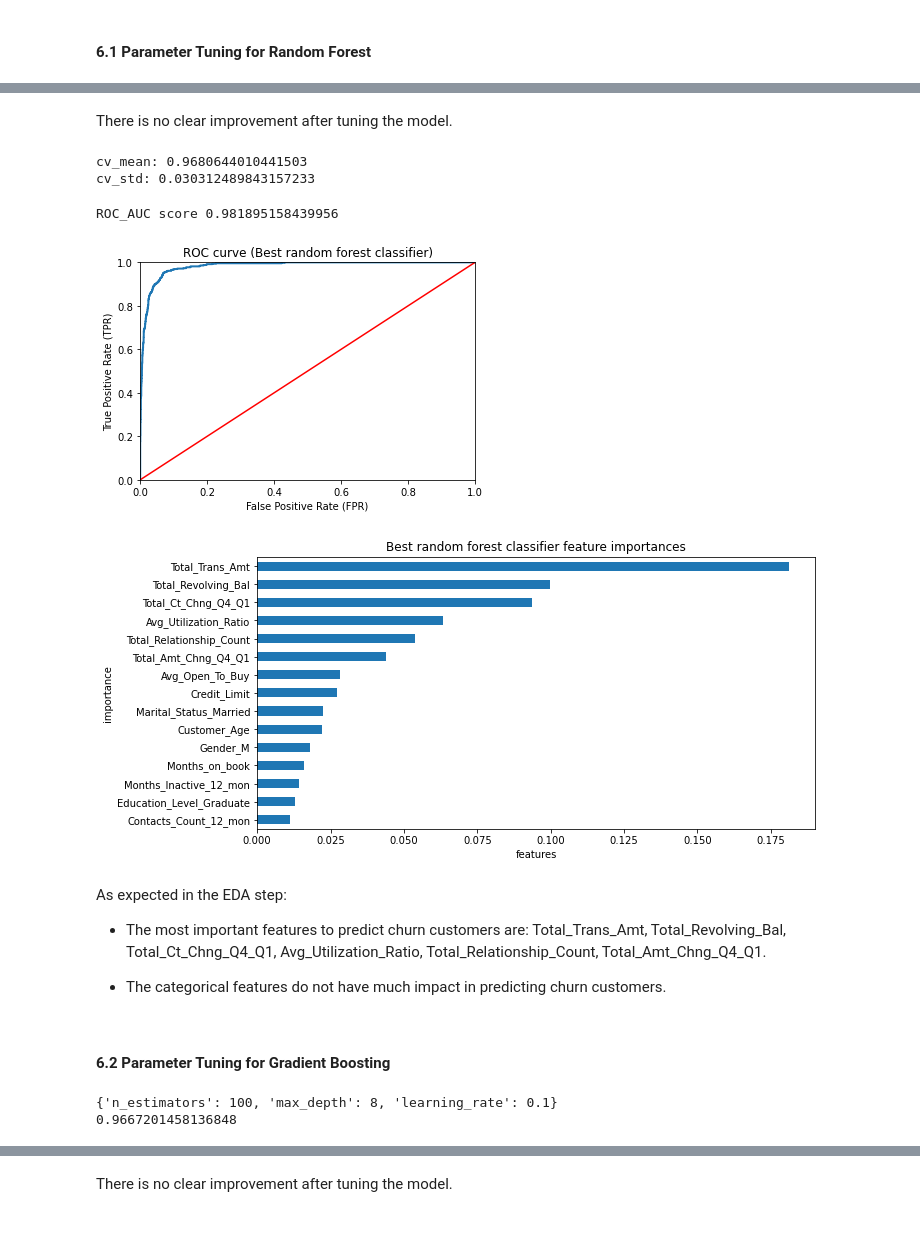
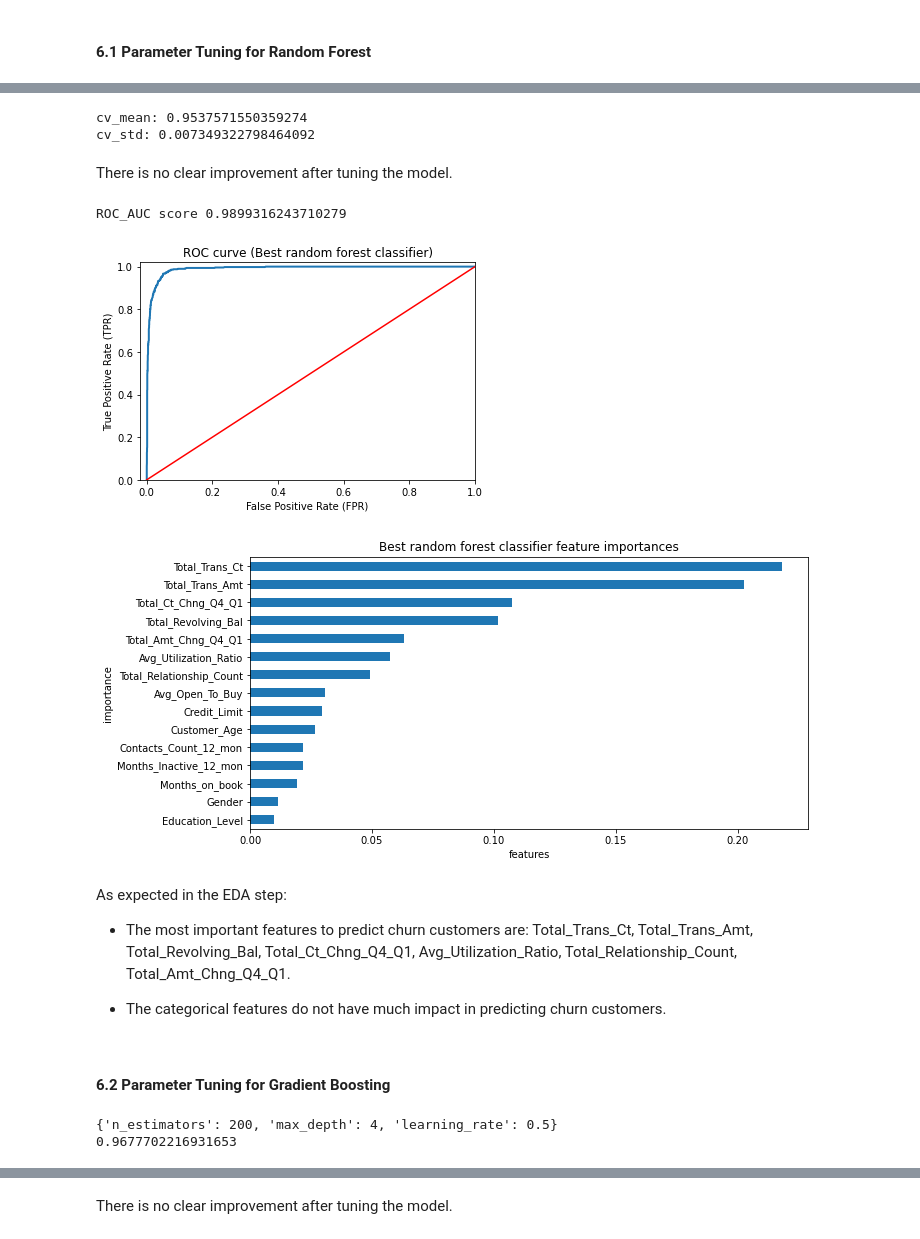
Before and after one commit to machquocvu/Springboard_Capstone2, a Jupyter notebook: Code/Capstone2_Modeling.ipynb, the cells around one changed output, grey strips where cells are left out. Drawn from its saved outputs; the diff is of its cells as text; code cells hidden in the pictures.

```diff
--- a/Code/Capstone2_Modeling.ipynb
+++ b/Code/Capstone2_Modeling.ipynb
@@ -84,11 +82,19 @@ df.fillna('Other', inplace=True)
 df['Attrition_Flag'] = df.Attrition_Flag.map({'Existing Customer':0, 'Attrited Customer':1})
 # %%
 # One Hot Encoding for categorical features
-df_feature = pd.get_dummies(df, columns=['Gender','Education_Level', 'Marital_Status', 'Income_Category', 'Card_Category'])
+#df_feature = pd.get_dummies(df, columns=['Gender','Education_Level', 'Marital_Status', 'Income_Category', 'Card_Category'])
+
+# Label Encoding for categorical features
+enc = LabelEncoder()
+df.Gender = enc.fit_transform(df['Gender'])
+df.Education_Level = enc.fit_transform(df['Education_Level'])
+df.Marital_Status = enc.fit_transform(df['Marital_Status'])
+df.Income_Category = enc.fit_transform(df['Income_Category'])
+df.Card_Category = enc.fit_transform(df['Card_Category'])
 # %%
 # Create X and y dataset for independent variables and dependent variable
-X = df_feature.drop('Attrition_Flag', axis=1)
-y = df_feature['Attrition_Flag']
+X = df.drop('Attrition_Flag', axis=1)
+y = df['Attrition_Flag']
 # %%
 # Create training and testing set
 # The dataset is imbalanced, so we will set 'stratify' to make train and test set have the same proportion of churn and no churn customers
@@ -96,10 +102,14 @@ X_train, X_test, y_train, y_test = train_test_split(X, y, test_size=0.3, random_
 # %%
 # Address imbalance problem
-# We oversample the examples in the minority class in the training dataset prior to fitting a model.
+# In this dataset, SMOTE performs better when combined with undersampling of the majority class, such as random undersampling.
+# We oversample the examples in the minority class, then undersample the examples in the majority class in the training dataset
 # This can balance the class distribution but does not provide any additional information to the model.
 
-oversample = SMOTE(random_state=48)
-X_train, y_train = oversample.fit_resample(X_train, y_train)
+over = SMOTE(sampling_strategy=0.3)
+X_train, y_train = over.fit_resample(X_train, y_train)
+
+under = RandomUnderSampler(sampling_strategy=1)
+X_train, y_train = under.fit_resample(X_train, y_train)
 
 y_train.value_counts()
 # %% [output]
@@ -411,61 +424,61 @@ weighted avg       0.95      0.95      0.95      3039
+# %%
+# Cross validation scores
+
+cv_scores = cross_val_score(rf_grid.best_estimator_, X_train_scaled, y_train, cv=5, scoring='accuracy')
+print('cv_mean:', cv_scores.mean())
+print('cv_std:', cv_scores.std())
+# %% [output]
+cv_mean: 0.9537571550359274
+cv_std: 0.007349322798464092
 # %% [markdown]
 There is no clear improvement after tuning the model.
-# %%
-# Cross validation scores
-
-cv_scores = cross_val_score(rf_grid.best_estimator_, X_train_scaled, y_train, cv=5, scoring='accuracy')
-print('cv_mean:', cv_scores.mean())
-print('cv_std:', cv_scores.std())
-# %% [output]
-cv_mean: 0.9680644010441503
-cv_std: 0.030312489843157233
 # %%
-print('ROC_AUC score', roc_auc_score(y_test, rf_grid.best_estimator_.predict_proba(X_test_scaled)[:, 1]))
+print('ROC_AUC score', roc_auc_score(y_test, rf_clf.predict_proba(X_test_scaled)[:, 1]))
 
 fpr, tpr, threshold = roc_curve(y_test, rf_grid.best_estimator_.predict_proba(X_test_scaled)[:, 1])
 plt.plot(fpr, tpr, linewidth=2)
 plt.plot([0, 1], [0, 1], 'r')
-plt.axis([0, 1, 0, 1])
+plt.axis([-0.02, 1, 0, 1.02])
 plt.xlabel('False Positive Rate (FPR)', fontsize=10)
 plt.ylabel('True Positive Rate (TPR)', fontsize=10)
 plt.title('ROC curve (Best random forest classifier)');
 # %% [output]
-ROC_AUC score 0.981895158439956
+ROC_AUC score 0.9899316243710279
-[figure, old version]
+[figure, new version]
 # %%
 # Plot 15 most important features to predict churn customers
 
 plt.figure(figsize=(10, 5))
 imps = rf_grid.best_estimator_.feature_importances_
 rf_feat_imps = pd.Series(imps, index=X_train.columns).sort_values()
-rf_feat_imps[-16:-1].plot(kind='barh')
+rf_feat_imps[-15:].plot(kind='barh')
 plt.xlabel('features')
 plt.ylabel('importance')
 plt.title('Best random forest classifier feature importances');
 # %% [output]
-[figure, old version]
+[figure, new version]
 # %% [markdown]
 As expected in the EDA step:
-- The most important features to predict churn customers are: Total_Trans_Amt, Total_Revolving_Bal, Total_Ct_Chng_Q4_Q1, Avg_Utilization_Ratio, Total_Relationship_Count, Total_Amt_Chng_Q4_Q1.
+- The most important features to predict churn customers are: Total_Trans_Ct, Total_Trans_Amt, Total_Revolving_Bal, Total_Ct_Chng_Q4_Q1, Avg_Utilization_Ratio, Total_Relationship_Count, Total_Amt_Chng_Q4_Q1.
 
 - The categorical features do not have much impact in predicting churn customers.
 # %% [markdown]
 #### 6.2 Parameter Tuning for Gradient Boosting
 # %%
-gb_clf = GradientBoostingClassifier(max_features='auto', random_state=48)
+gb_clf = GradientBoostingClassifier(max_features='auto', random_state=19)
 param_grid = {
         'n_estimators' : [100, 200, 300],
         'learning_rate': [0.1, 0.5, 1],
         'max_depth': [4, 8]
         }
-gb_grid = RandomizedSearchCV(gb_clf, param_grid, cv=5, scoring="accuracy", n_jobs=-1, random_state=48)
+gb_grid = RandomizedSearchCV(gb_clf, param_grid, cv=5, scoring="accuracy", n_jobs=-1, random_state=19)
 gb_grid.fit(X_train_scaled, y_train)
 
 print(gb_grid.best_params_)
 print(gb_grid.best_score_)
 # %% [output]
-{'n_estimators': 100, 'max_depth': 8, 'learning_rate': 0.1}
-0.9667201458136848
+{'n_estimators': 200, 'max_depth': 4, 'learning_rate': 0.5}
+0.9677702216931653
 # %%
 # Classification report and confusion matrix
 
```
Also changed, not shown: parts of 35 cells of this notebook.
